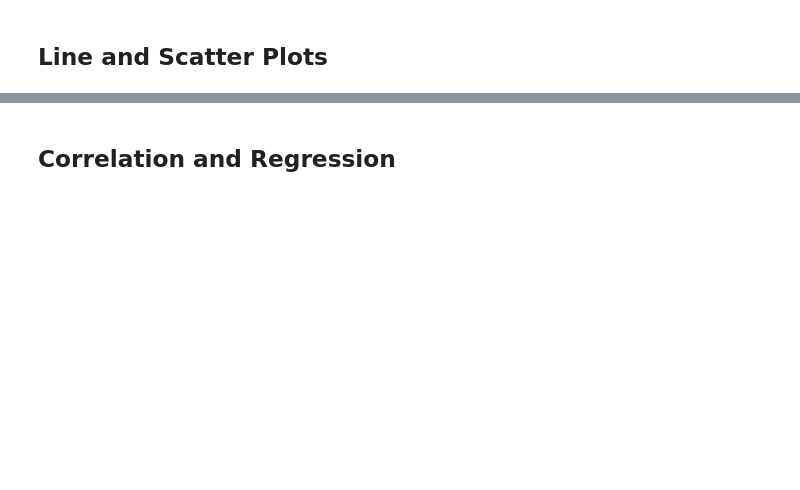
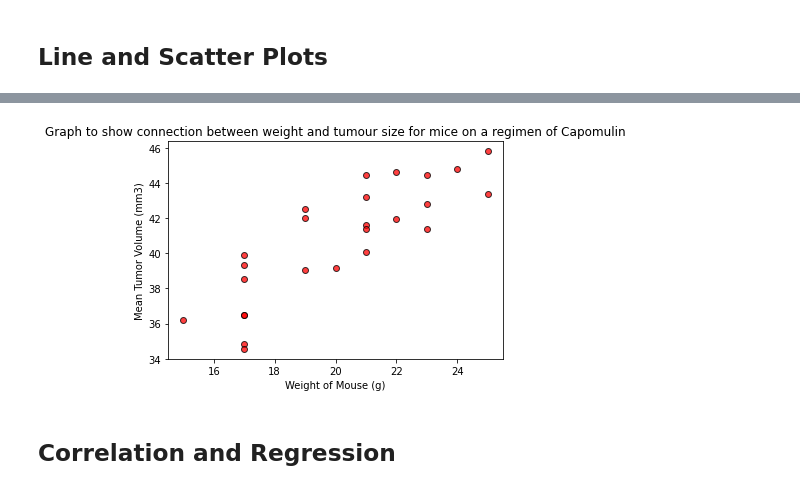
Before and after one commit to grilgamesh/Pymaceuticals, a Jupyter notebook: Pymaceuticals/pymaceuticals_solution.ipynb, the cells around one changed output, grey strips where cells are left out. Saved outputs shown, nothing was run; the diff lists cells and outputs as text; code cells hidden in the pictures; blank space fills up the shorter version.

```diff
--- a/Pymaceuticals/pymaceuticals_solution.ipynb
+++ b/Pymaceuticals/pymaceuticals_solution.ipynb
@@ -409,2 +410,22 @@ plt.show()
+# %%
+# Generate a scatter plot of average tumor volume vs. mouse weight for the Capomulin regimen
+scatter_data = clean_lush.loc[(clean_lush["Drug Regimen"] == "Capomulin")]
+scatter_data = scatter_data.groupby(["Mouse ID"]).agg({"Tumor Volume (mm3)": "mean",
+                                                       "Weight (g)": "first"
+                                                      })
+scatter_data
+
+x_values = scatter_data["Weight (g)"]
+y_values = scatter_data["Tumor Volume (mm3)"]
+plt.scatter(x_values, y_values,  facecolors="red", edgecolors="black",
+            alpha=0.75)
+
+
+plt.xlabel("Weight of Mouse (g)")
+plt.ylabel("Mean Tumor Volume (mm3)")
+plt.title(f"Graph to show connection between weight and tumour size for mice on a regimen of Capomulin")
+plt.show()
+# %% [output]
+[figure, added]
 # %% [markdown]
 ## Correlation and Regression
```
Also changed, not shown: parts of 15 cells of this notebook.
